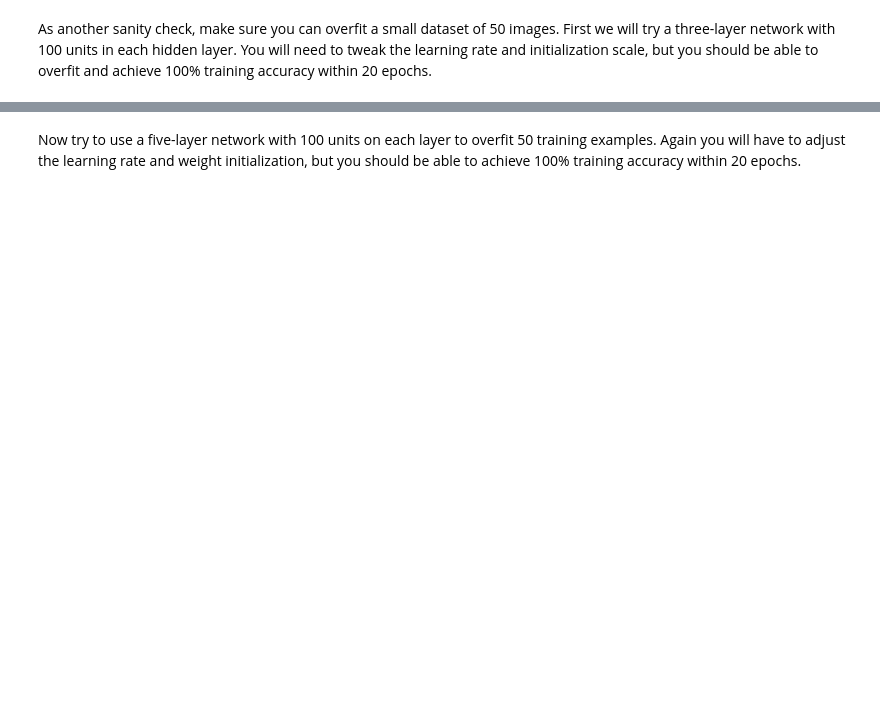
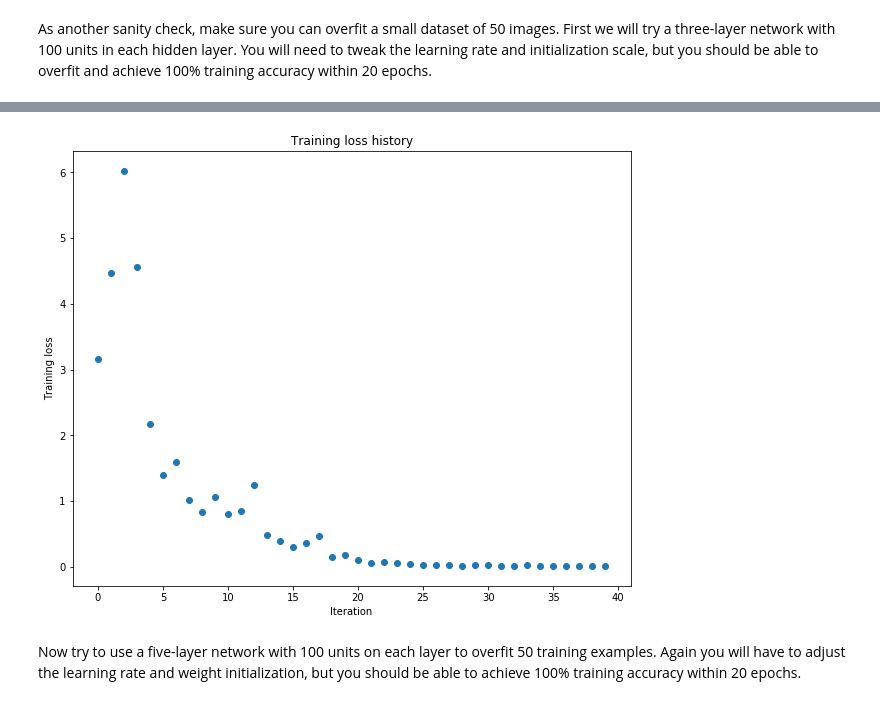
Before and after one commit to UsedToBe97/Deep-Learning-Course-2018, a Jupyter notebook: dl_assignment2/FullyConnectedNets.ipynb, the cells around one changed output, grey strips where cells are left out. Saved outputs shown, nothing was run; the diff lists cells and outputs as text; code cells hidden in the pictures; blank space fills up the shorter version.

```diff
--- a/dl_assignment2/FullyConnectedNets.ipynb
+++ b/dl_assignment2/FullyConnectedNets.ipynb
@@ -418,8 +430,8 @@ small_data = {
   'y_val': data['y_val'],
 }
 
-weight_scale = 1e-2
-learning_rate = 1e-4
+weight_scale = 2e-2
+learning_rate = 1e-2
 model = FullyConnectedNet([100, 100],
               weight_scale=weight_scale, dtype=np.float64)
 solver = Solver(model, small_data,
@@ -436,3 +448,4 @@ plt.title('Training loss history')
 plt.xlabel('Iteration')
 plt.ylabel('Training loss')
 plt.show()
+# %% [output]
@@ -439,3 +469,4 @@ plt.show()
+[figure, added]
 # %% [markdown]
 Now try to use a five-layer network with 100 units on each layer to overfit 50 training examples. Again you will have to adjust the learning rate and weight initialization, but you should be able to achieve 100% training accuracy within 20 epochs.
 # %%
```
Also changed, not shown: parts of 17 cells of this notebook, 24 other files.
